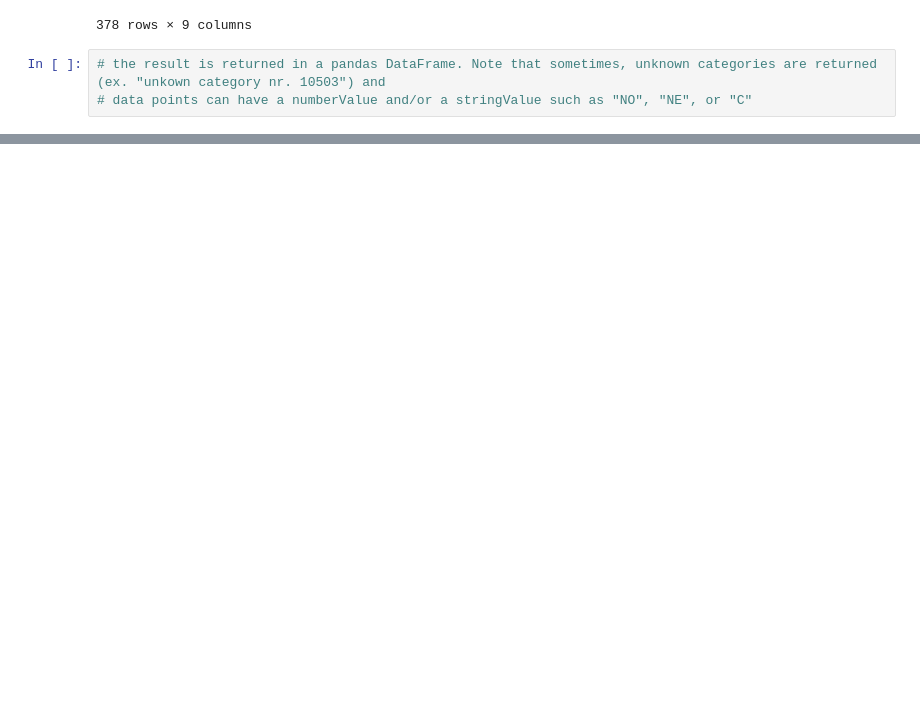
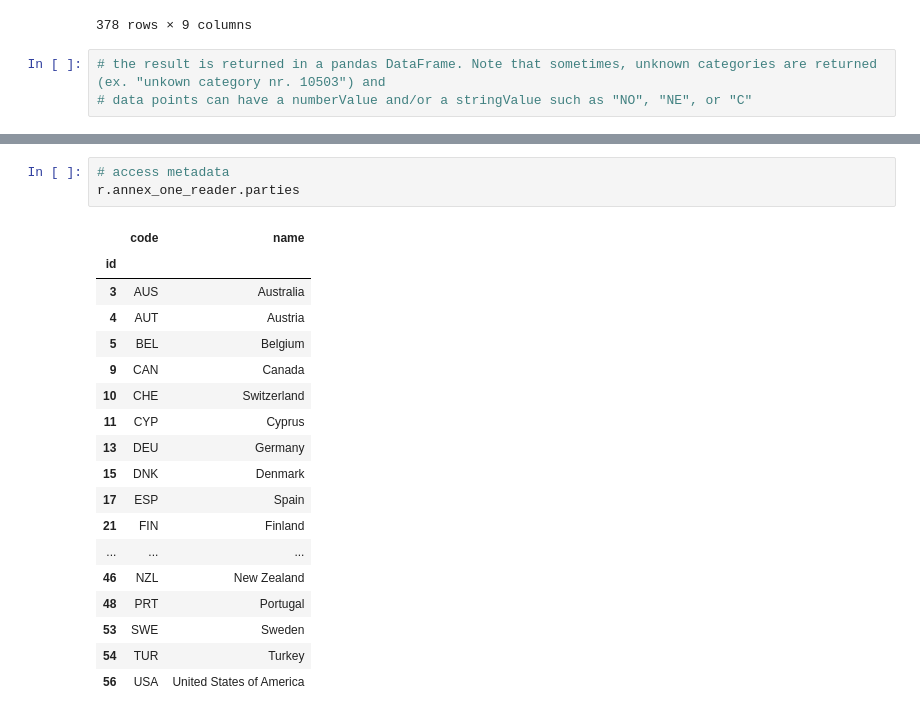
Before and after one commit to mikapfl/read_di_unfccc, a Jupyter notebook: example.ipynb, the cells around one changed output, grey strips where cells are left out. Cells and saved outputs as stored; diff of their text form; blank space fills up the shorter version.

```diff
--- a/example.ipynb
+++ b/example.ipynb
@@ -97,0 +115,22 @@ r.query(party_codes=['AFG'])
+# %%
+# access metadata
+r.annex_one_reader.parties
+# %% [output]
+|  | code | name |
+| id |  |  |
+| 3 | AUS | Australia |
+| 4 | AUT | Austria |
+| 5 | BEL | Belgium |
+| 9 | CAN | Canada |
+| 10 | CHE | Switzerland |
+| 11 | CYP | Cyprus |
+| 13 | DEU | Germany |
+| 15 | DNK | Denmark |
+| 17 | ESP | Spain |
+| 21 | FIN | Finland |
+| ... | ... | ... |
+| 46 | NZL | New Zealand |
+| 48 | PRT | Portugal |
+| 53 | SWE | Sweden |
+| 54 | TUR | Turkey |
+| 56 | USA | United States of America |
```
Also changed, not shown: parts of 17 cells of this notebook, 1 other file.
